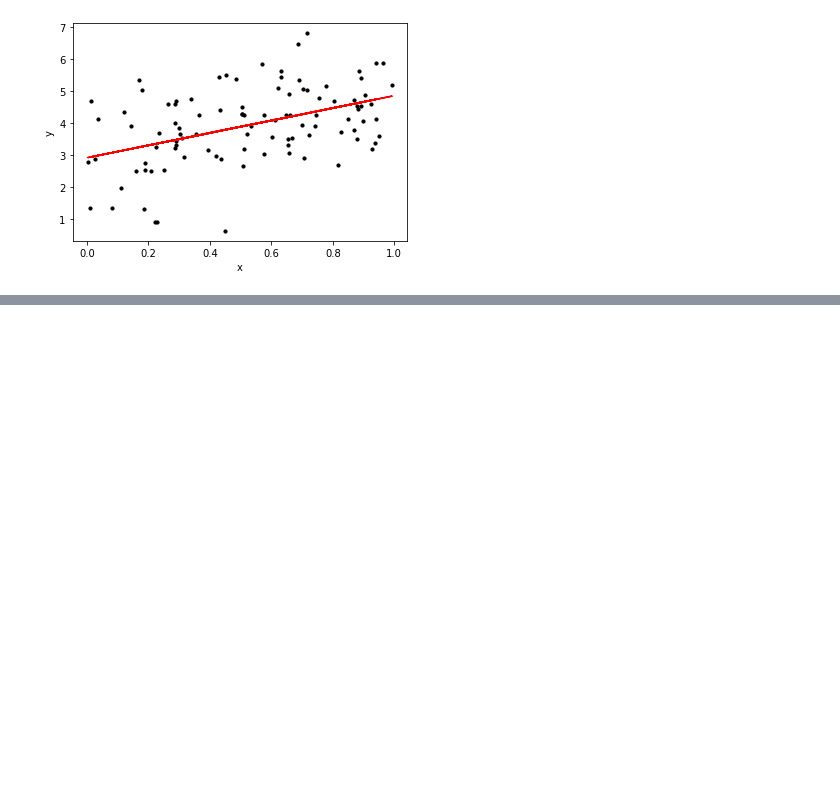
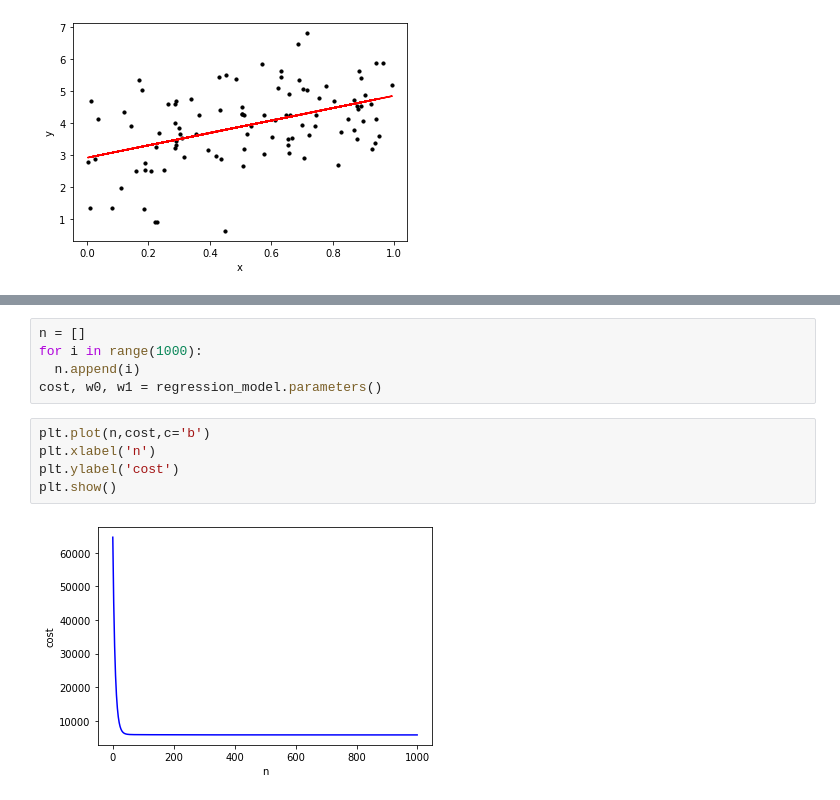
Before and after one commit to SooonChang/MIMP, a Jupyter notebook: assignment02.ipynb, the cells around one changed output, grey strips where cells are left out. Saved outputs shown, nothing was run; the diff lists cells and outputs as text; blank space fills up the shorter version.

Commit message:
Assignment02 : 3. Plotting the energy values

```diff
--- a/assignment02.ipynb
+++ b/assignment02.ipynb
@@ -162,0 +173,12 @@ no changes added to commit (use "git add" and/or "git commit -a")
+# %%
+n = []
+for i in range(1000):
+  n.append(i)
+cost, w0, w1 = regression_model.parameters()
+# %%
+plt.plot(n,cost,c='b')
+plt.xlabel('n')
+plt.ylabel('cost')
+plt.show()
+# %% [output]
+[figure, added]
```
Also changed, not shown: parts of 3 cells of this notebook.
